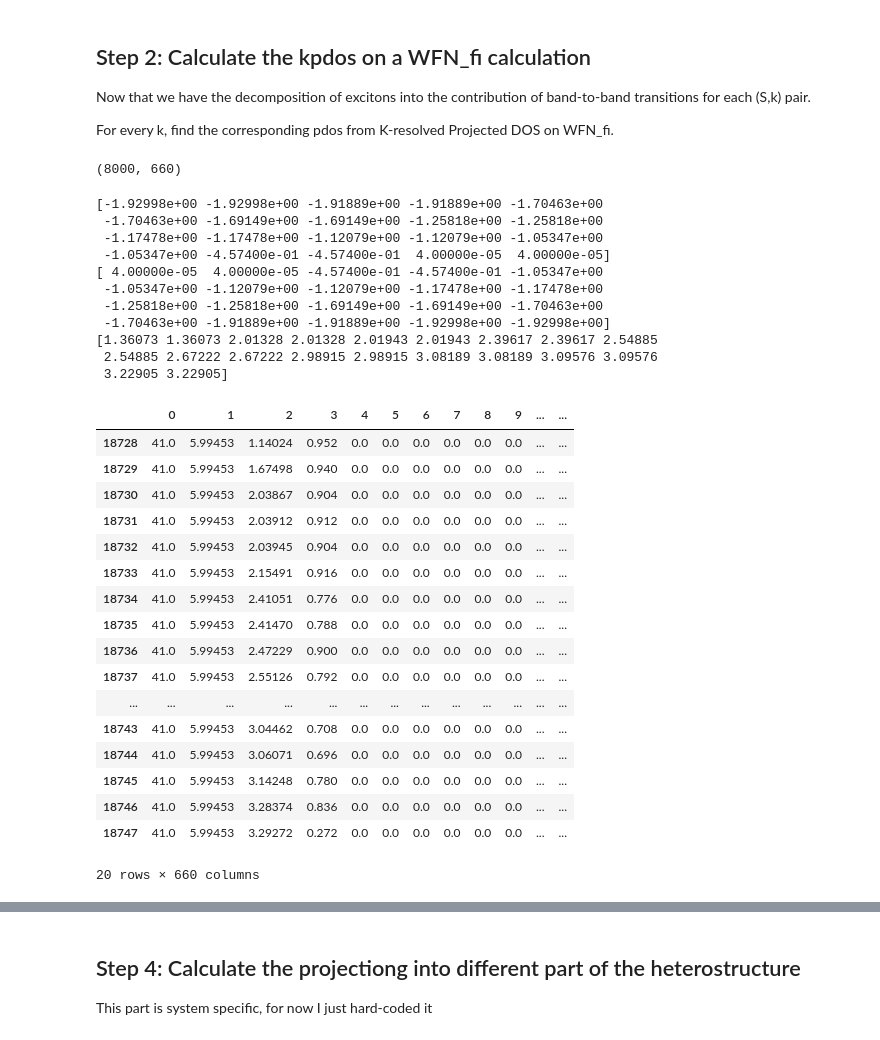
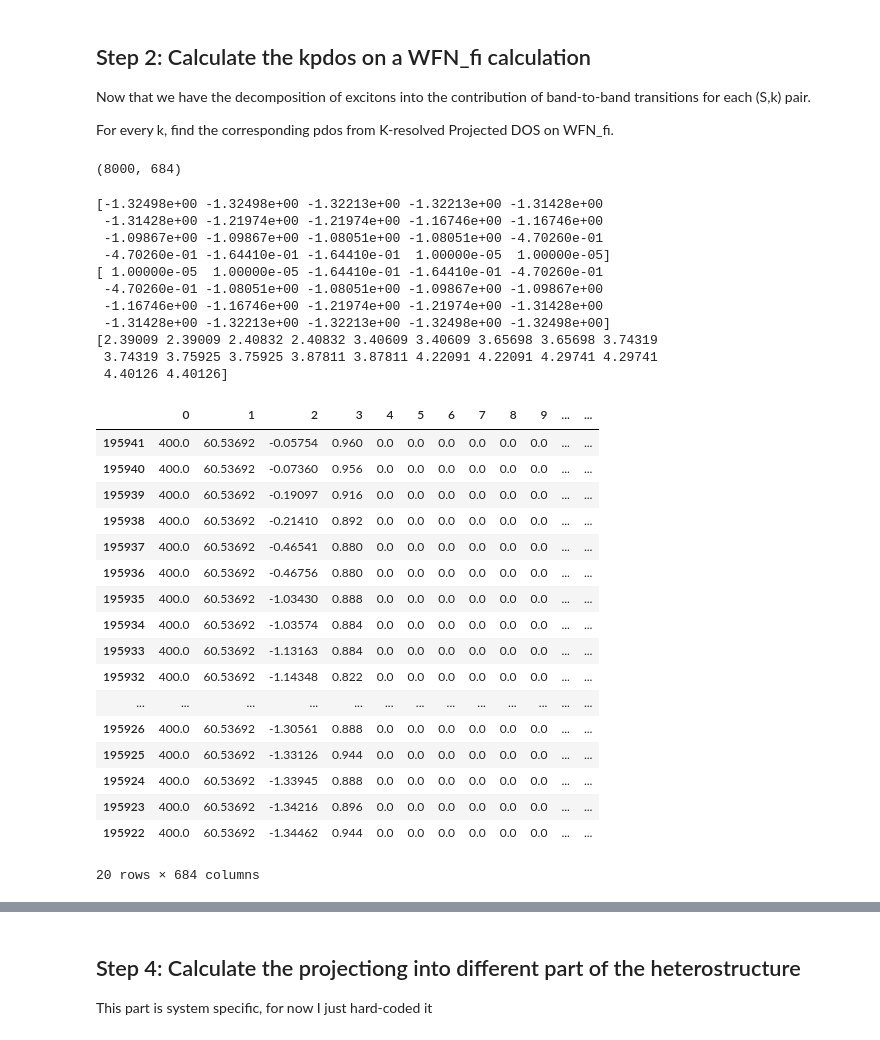
Before and after one commit to yinan-c/exciton_decomposition, a Jupyter notebook: exciton_decomposition.ipynb, the cells around one changed output, grey strips where cells are left out. Cells and saved outputs as stored; diff of their text form; code cells hidden in the pictures.

```diff
--- a/exciton_decomposition.ipynb
+++ b/exciton_decomposition.ipynb
@@ -23,40 +23,43 @@ import numpy as np
 # %%
 # Things to modify by hand
 
+# folded symmetry reduced BZ
 kgrid_file = 'kgrid.log_cocn.bak'
 kgrid_file = 'kgrid.log_CYS.bak'
 kgrid_file = 'kgrid.log_APD2.bak'
-#kgrid_file = 'kgrid.log_APD1.bak'
+kgrid_file = 'kgrid.log_APD1.bak'
 
+# expanded full BZ
 bandstructure_file = 'bandstructure.dat_cocn.bak'
 bandstructure_file = 'bandstructure.dat_CYS.bak'
 bandstructure_file = 'bandstructure.dat_APD2.bak'
-#bandstructure_file = 'bandstructure.dat_APD1.bak'
+bandstructure_file = 'bandstructure.dat_APD1.bak'
 
 fermi = 280 # ! for HOCN
 fermi = 304   # ! for COCN
 fermi = 544   # ! for CYS
 fermi = 408 # ! VBM - start + 1 , hard-coded for APD2_Li now, read from projbands file
-#fermi = 432   # ! for APD1_Na
+fermi = 432   # ! for APD1_Na
 
-
+# Eigenvectors are using  k point list in bandstructure.dat, expanded full BZ
 eigenvector_file = 'eigenvectors.h5_hocn.bak'
 eigenvector_file = 'eigenvectors.h5_cocn.bak'
 eigenvector_file = 'eigenvectors.h5.CYS.bak'
 eigenvector_file = 'eigenvectors.h5.APD2.bak'
-#eigenvector_file = 'eigenvectors.h5.APD1.bak'
+eigenvector_file = 'eigenvectors.h5.APD1.bak'
 #eigenvector_file = 'eigenvectors_APD1_relax.h5'
 
 scf_file = 'relax.out_cocn.bak'
 scf_file = 'scf.out_CYS.bak'
 scf_file = 'scf.out_APD2_Li.bak'
-#scf_file = 'scf.out_APD1.bak'
+scf_file = 'scf.out_APD1.bak'
 
+# On a full uniform grid of BZ, symmetry reduced
 projbands_file = 'cl.projbands_hocn.bak'
 projbands_file = 'cl.projbands_cocn.bak'
 projbands_file = 'cl.projbands.CYS.bak'
 projbands_file = 'cl.projbands_APD2_Li.bak'
-#projbands_file = 'cl.projbands.apd1.bak'
+projbands_file = 'cl.projbands.apd1.bak'
 #projbands_file = 'cl.projbands_APD1_relax.bak'
 
 e_min = 0
@@ -478,7 +482,7 @@ valence_df = df.groupby(0).apply(lambda x: x.iloc[fermi-nv:fermi,:])
 reversed_valence_df = valence_df.iloc[::-1,:]
 reversed_valence_df.shape
 # %% [output]
-(8000, 660)
+(8000, 684)
 # %%
 # This step is to check the vs are negative and cs are positive
 # To ensure that the hard-coded fermi is correct
@@ -488,42 +492,43 @@ print(valence_df.loc[1][2].values)
 print(reversed_valence_df.loc[1][2].values)
 print(conduction_df.loc[1][2].values)
 # %% [output]
-[-1.92998e+00 -1.92998e+00 -1.91889e+00 -1.91889e+00 -1.70463e+00
- -1.70463e+00 -1.69149e+00 -1.69149e+00 -1.25818e+00 -1.25818e+00
- -1.17478e+00 -1.17478e+00 -1.12079e+00 -1.12079e+00 -1.05347e+00
- -1.05347e+00 -4.57400e-01 -4.57400e-01  4.00000e-05  4.00000e-05]
-[ 4.00000e-05  4.00000e-05 -4.57400e-01 -4.57400e-01 -1.05347e+00
- -1.05347e+00 -1.12079e+00 -1.12079e+00 -1.17478e+00 -1.17478e+00
- -1.25818e+00 -1.25818e+00 -1.69149e+00 -1.69149e+00 -1.70463e+00
- -1.70463e+00 -1.91889e+00 -1.91889e+00 -1.92998e+00 -1.92998e+00]
-[1.36073 1.36073 2.01328 2.01328 2.01943 2.01943 2.39617 2.39617 2.54885
- 2.54885 2.67222 2.67222 2.98915 2.98915 3.08189 3.08189 3.09576 3.09576
- 3.22905 3.22905]
+[-1.32498e+00 -1.32498e+00 -1.32213e+00 -1.32213e+00 -1.31428e+00
+ -1.31428e+00 -1.21974e+00 -1.21974e+00 -1.16746e+00 -1.16746e+00
+ -1.09867e+00 -1.09867e+00 -1.08051e+00 -1.08051e+00 -4.70260e-01
+ -4.70260e-01 -1.64410e-01 -1.64410e-01  1.00000e-05  1.00000e-05]
+[ 1.00000e-05  1.00000e-05 -1.64410e-01 -1.64410e-01 -4.70260e-01
+ -4.70260e-01 -1.08051e+00 -1.08051e+00 -1.09867e+00 -1.09867e+00
+ -1.16746e+00 -1.16746e+00 -1.21974e+00 -1.21974e+00 -1.31428e+00
+ -1.31428e+00 -1.32213e+00 -1.32213e+00 -1.32498e+00 -1.32498e+00]
+[2.39009 2.39009 2.40832 2.40832 3.40609 3.40609 3.65698 3.65698 3.74319
+ 3.74319 3.75925 3.75925 3.87811 3.87811 4.22091 4.22091 4.29741 4.29741
+ 4.40126 4.40126]
 # %%
 # To correspond to the contribution of valence bands (counting from the VBM) and conduction bands (counting from the CBM)
 # We need to reverse the order of the valence bands
-
-reversed_valence_df.loc[41]
-conduction_df.loc[41]
+# For the 41st Kpoint
+reversed_valence_df.loc[400]
+#conduction_df.loc[400]
+# K_index, K_length, E-Ef, TOTAL, projection on a,\nu, Here I haven't normalized the TOTAL to 1.
 # %% [output]
 |  | 0 | 1 | 2 | 3 | 4 | 5 | 6 | 7 | 8 | 9 | ... | ... |
-| 18728 | 41.0 | 5.99453 | 1.14024 | 0.952 | 0.0 | 0.0 | 0.0 | 0.0 | 0.0 | 0.0 | ... | ... |
-| 18729 | 41.0 | 5.99453 | 1.67498 | 0.940 | 0.0 | 0.0 | 0.0 | 0.0 | 0.0 | 0.0 | ... | ... |
-| 18730 | 41.0 | 5.99453 | 2.03867 | 0.904 | 0.0 | 0.0 | 0.0 | 0.0 | 0.0 | 0.0 | ... | ... |
-| 18731 | 41.0 | 5.99453 | 2.03912 | 0.912 | 0.0 | 0.0 | 0.0 | 0.0 | 0.0 | 0.0 | ... | ... |
-| 18732 | 41.0 | 5.99453 | 2.03945 | 0.904 | 0.0 | 0.0 | 0.0 | 0.0 | 0.0 | 0.0 | ... | ... |
-| 18733 | 41.0 | 5.99453 | 2.15491 | 0.916 | 0.0 | 0.0 | 0.0 | 0.0 | 0.0 | 0.0 | ... | ... |
-| 18734 | 41.0 | 5.99453 | 2.41051 | 0.776 | 0.0 | 0.0 | 0.0 | 0.0 | 0.0 | 0.0 | ... | ... |
-| 18735 | 41.0 | 5.99453 | 2.41470 | 0.788 | 0.0 | 0.0 | 0.0 | 0.0 | 0.0 | 0.0 | ... | ... |
-| 18736 | 41.0 | 5.99453 | 2.47229 | 0.900 | 0.0 | 0.0 | 0.0 | 0.0 | 0.0 | 0.0 | ... | ... |
-| 18737 | 41.0 | 5.99453 | 2.55126 | 0.792 | 0.0 | 0.0 | 0.0 | 0.0 | 0.0 | 0.0 | ... | ... |
+| 195941 | 400.0 | 60.53692 | -0.05754 | 0.960 | 0.0 | 0.0 | 0.0 | 0.0 | 0.0 | 0.0 | ... | ... |
+| 195940 | 400.0 | 60.53692 | -0.07360 | 0.956 | 0.0 | 0.0 | 0.0 | 0.0 | 0.0 | 0.0 | ... | ... |
+| 195939 | 400.0 | 60.53692 | -0.19097 | 0.916 | 0.0 | 0.0 | 0.0 | 0.0 | 0.0 | 0.0 | ... | ... |
+| 195938 | 400.0 | 60.53692 | -0.21410 | 0.892 | 0.0 | 0.0 | 0.0 | 0.0 | 0.0 | 0.0 | ... | ... |
+| 195937 | 400.0 | 60.53692 | -0.46541 | 0.880 | 0.0 | 0.0 | 0.0 | 0.0 | 0.0 | 0.0 | ... | ... |
+| 195936 | 400.0 | 60.53692 | -0.46756 | 0.880 | 0.0 | 0.0 | 0.0 | 0.0 | 0.0 | 0.0 | ... | ... |
+| 195935 | 400.0 | 60.53692 | -1.03430 | 0.888 | 0.0 | 0.0 | 0.0 | 0.0 | 0.0 | 0.0 | ... | ... |
+| 195934 | 400.0 | 60.53692 | -1.03574 | 0.884 | 0.0 | 0.0 | 0.0 | 0.0 | 0.0 | 0.0 | ... | ... |
+| 195933 | 400.0 | 60.53692 | -1.13163 | 0.884 | 0.0 | 0.0 | 0.0 | 0.0 | 0.0 | 0.0 | ... | ... |
+| 195932 | 400.0 | 60.53692 | -1.14348 | 0.822 | 0.0 | 0.0 | 0.0 | 0.0 | 0.0 | 0.0 | ... | ... |
 | ... | ... | ... | ... | ... | ... | ... | ... | ... | ... | ... | ... | ... |
-| 18743 | 41.0 | 5.99453 | 3.04462 | 0.708 | 0.0 | 0.0 | 0.0 | 0.0 | 0.0 | 0.0 | ... | ... |
-| 18744 | 41.0 | 5.99453 | 3.06071 | 0.696 | 0.0 | 0.0 | 0.0 | 0.0 | 0.0 | 0.0 | ... | ... |
-| 18745 | 41.0 | 5.99453 | 3.14248 | 0.780 | 0.0 | 0.0 | 0.0 | 0.0 | 0.0 | 0.0 | ... | ... |
-| 18746 | 41.0 | 5.99453 | 3.28374 | 0.836 | 0.0 | 0.0 | 0.0 | 0.0 | 0.0 | 0.0 | ... | ... |
-| 18747 | 41.0 | 5.99453 | 3.29272 | 0.272 | 0.0 | 0.0 | 0.0 | 0.0 | 0.0 | 0.0 | ... | ... |
+| 195926 | 400.0 | 60.53692 | -1.30561 | 0.888 | 0.0 | 0.0 | 0.0 | 0.0 | 0.0 | 0.0 | ... | ... |
+| 195925 | 400.0 | 60.53692 | -1.33126 | 0.944 | 0.0 | 0.0 | 0.0 | 0.0 | 0.0 | 0.0 | ... | ... |
+| 195924 | 400.0 | 60.53692 | -1.33945 | 0.888 | 0.0 | 0.0 | 0.0 | 0.0 | 0.0 | 0.0 | ... | ... |
+| 195923 | 400.0 | 60.53692 | -1.34216 | 0.896 | 0.0 | 0.0 | 0.0 | 0.0 | 0.0 | 0.0 | ... | ... |
+| 195922 | 400.0 | 60.53692 | -1.34462 | 0.944 | 0.0 | 0.0 | 0.0 | 0.0 | 0.0 | 0.0 | ... | ... |
-20 rows × 660 columns
+20 rows × 684 columns
 # %%
 # Normalize the reversed_valence_df and conduction_df by the sum of the pdos of each k (the 3rd column)
 
```
Also changed, not shown: parts of 39 cells of this notebook, 2 other files.
